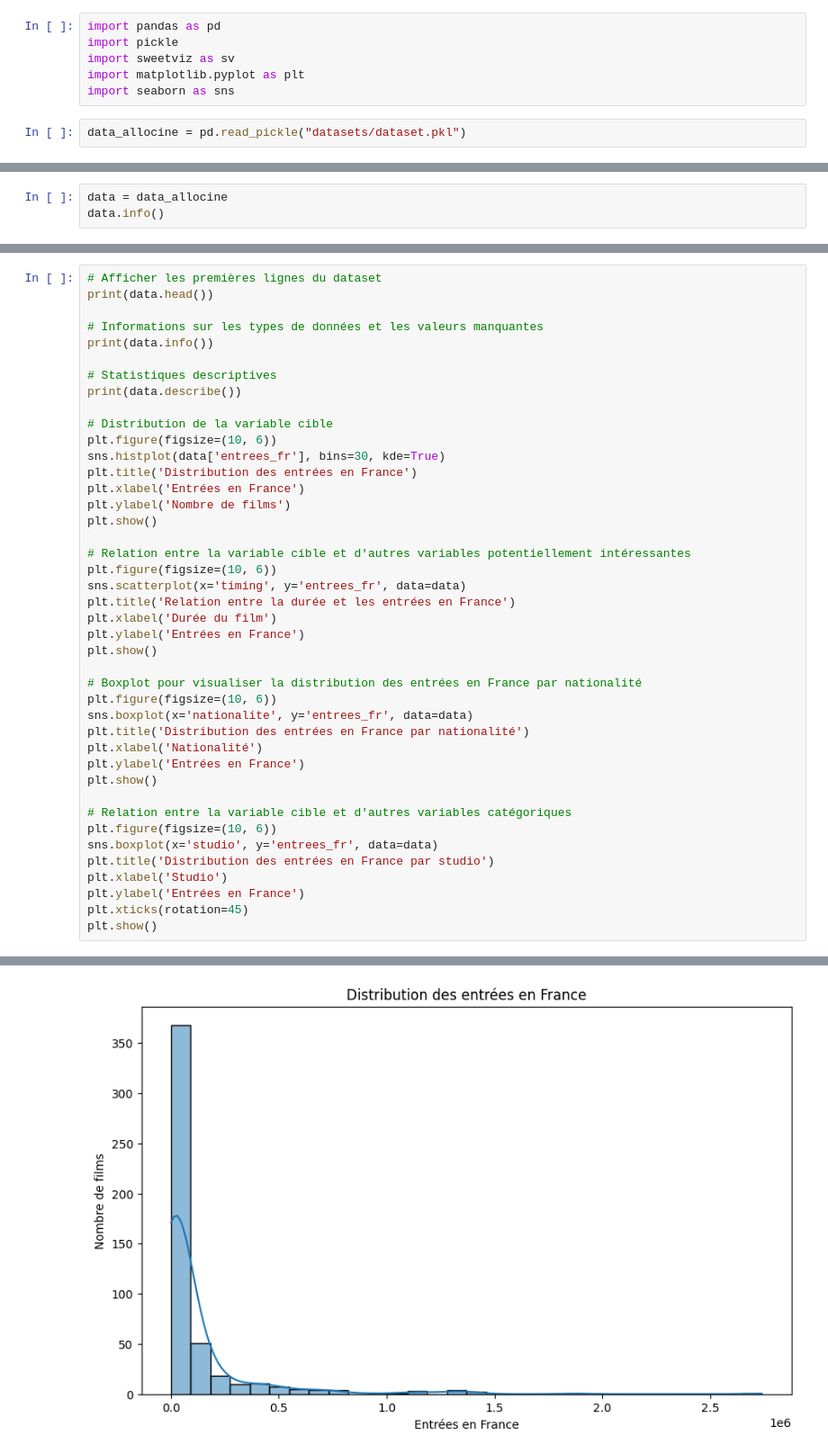
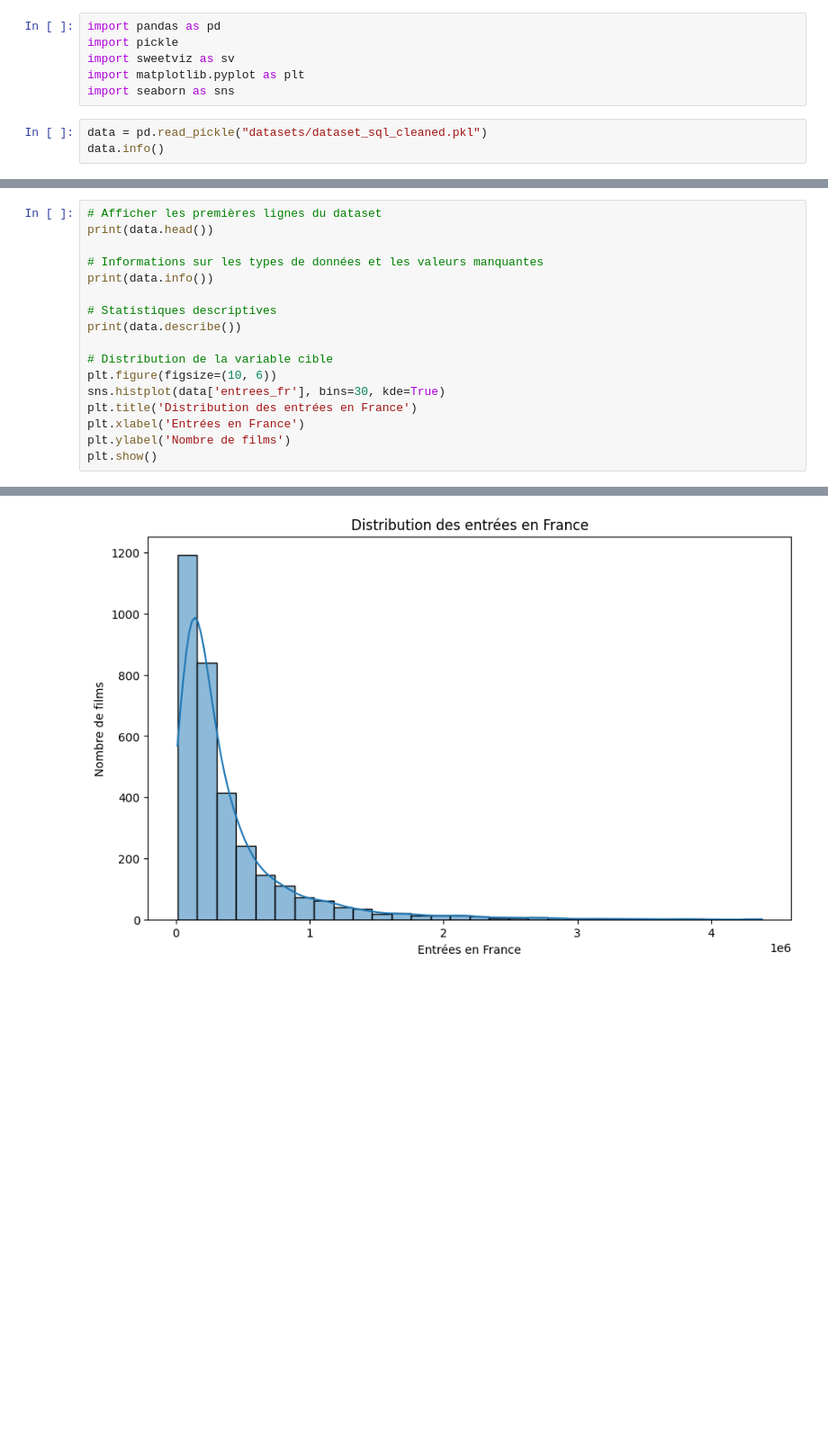
Before and after one commit to cjulliar/Movie_Popularity_Prediction, a Jupyter notebook: ml/eda.ipynb, the cells around one changed output, grey strips where cells are left out. Shown at 90% size. Drawn from its saved outputs; the diff is of its cells as text; blank space fills up the shorter version.

```diff
--- a/ml/eda.ipynb
+++ b/ml/eda.ipynb
@@ -5,4 +5,5 @@ import sweetviz as sv
 import matplotlib.pyplot as plt
 import seaborn as sns
 # %%
-data_allocine = pd.read_pickle("datasets/dataset.pkl")
+data = pd.read_pickle("datasets/dataset_sql_cleaned.pkl")
+data.info()
@@ -9,3 +27,0 @@ data_allocine = pd.read_pickle("datasets/dataset.pkl")
-# %%
-data = data_allocine
-data.info()
@@ -44,29 +42,4 @@ plt.title('Distribution des entrées en France')
 plt.xlabel('Entrées en France')
 plt.ylabel('Nombre de films')
 plt.show()
-
-# Relation entre la variable cible et d'autres variables potentiellement intéressantes
-plt.figure(figsize=(10, 6))
-sns.scatterplot(x='timing', y='entrees_fr', data=data)
-plt.title('Relation entre la durée et les entrées en France')
-plt.xlabel('Durée du film')
-plt.ylabel('Entrées en France')
-plt.show()
-
-# Boxplot pour visualiser la distribution des entrées en France par nationalité
-plt.figure(figsize=(10, 6))
-sns.boxplot(x='nationalite', y='entrees_fr', data=data)
-plt.title('Distribution des entrées en France par nationalité')
-plt.xlabel('Nationalité')
-plt.ylabel('Entrées en France')
-plt.show()
-
-# Relation entre la variable cible et d'autres variables catégoriques
-plt.figure(figsize=(10, 6))
-sns.boxplot(x='studio', y='entrees_fr', data=data)
-plt.title('Distribution des entrées en France par studio')
-plt.xlabel('Studio')
-plt.ylabel('Entrées en France')
-plt.xticks(rotation=45)
-plt.show()
 # %% [output]
@@ -90 +63 @@ max      67.000000  213.000000  2.739848e+06    3.000000      5.000000
-[figure, old version]
+[figure, new version]
```
Also changed, not shown: parts of 11 cells of this notebook.
